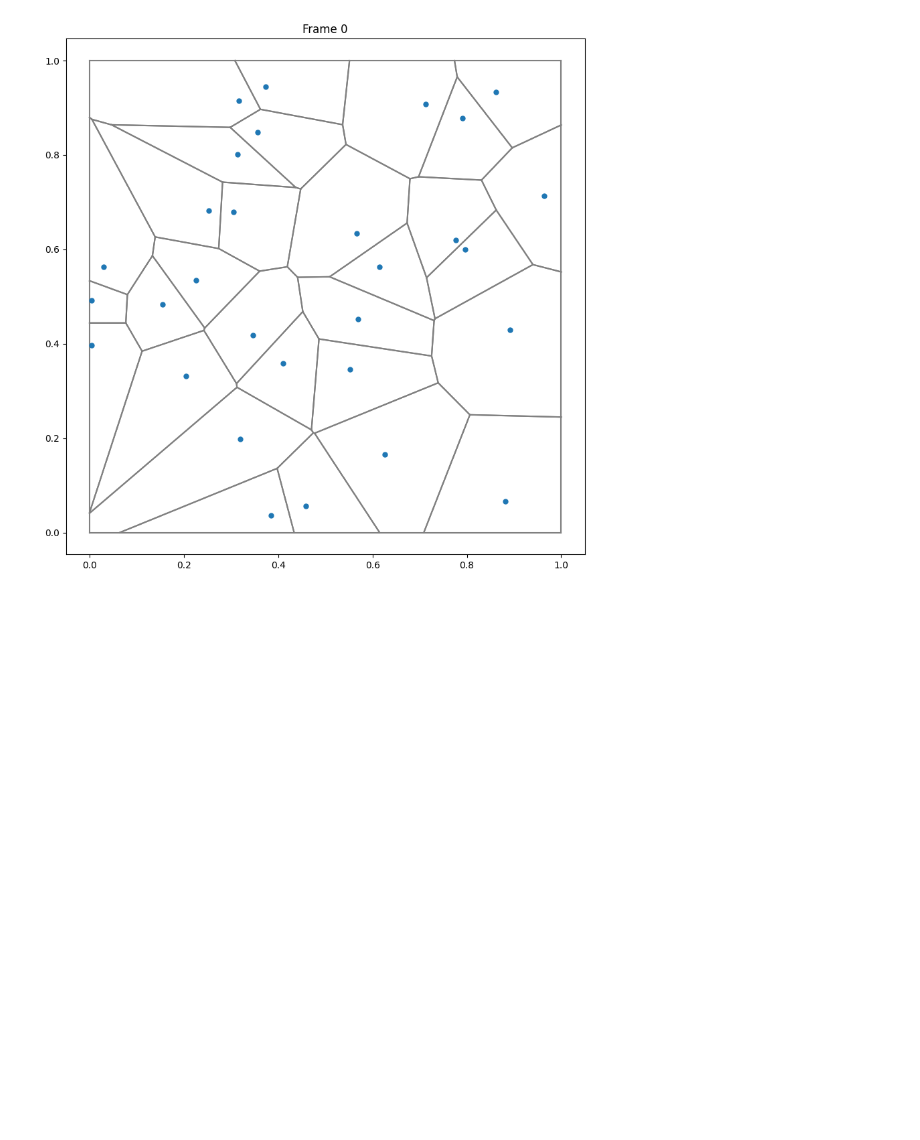
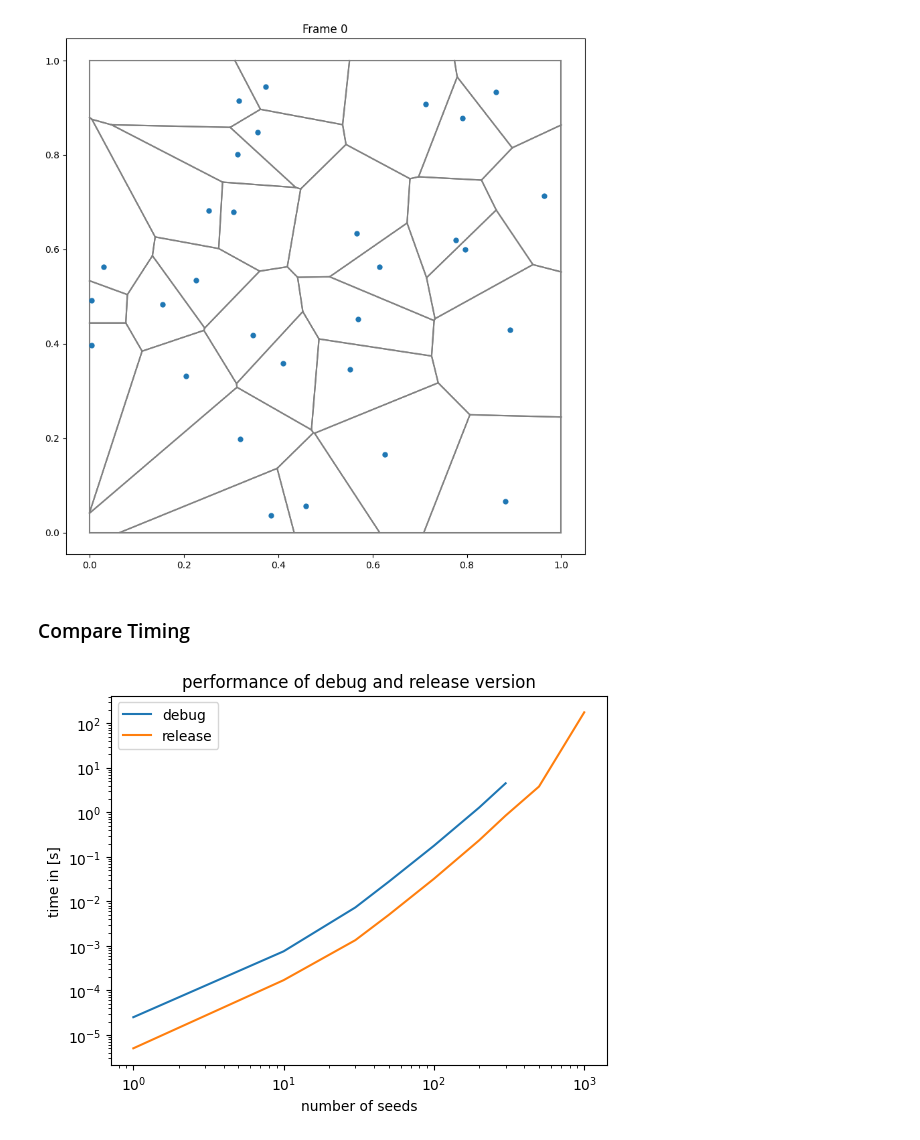
Before and after one commit to lucas56098/voronoi_mesh_project, a Jupyter notebook: animate.ipynb, the cells around one changed output. Drawn from its saved outputs; the diff is of its cells as text; code cells hidden in the pictures; blank space fills up the shorter version.

Commit message:
added benchmarking +  ipynb outputs in figures

```diff
--- a/animate.ipynb
+++ b/animate.ipynb
@@ -80,3 +81,22 @@ created animation
 saved animation
 0
 [figure]
+# %% [markdown]
+### Compare Timing
+# %%
+debug = np.loadtxt('build/times_debug.csv', delimiter=',', skiprows=1)
+release = np.loadtxt('build/times_release.csv', delimiter=',', skiprows=1)
+
+
+plt.title('performance of debug and release version')
+plt.xlabel('number of seeds')
+plt.ylabel('time in [s]')
+plt.yscale('log')
+plt.xscale('log')
+plt.plot(debug[:, 0], debug[:, 1]/1000000, label = 'debug')
+plt.plot(release[:, 0], release[:, 1]/1000000, label = 'release')
+plt.legend(loc = 'best')
+plt.savefig("figures/benchmark.pdf")
+plt.show()
+# %% [output]
+[figure, added]
```
Also changed, not shown: parts of 2 cells of this notebook, 6 other files.
